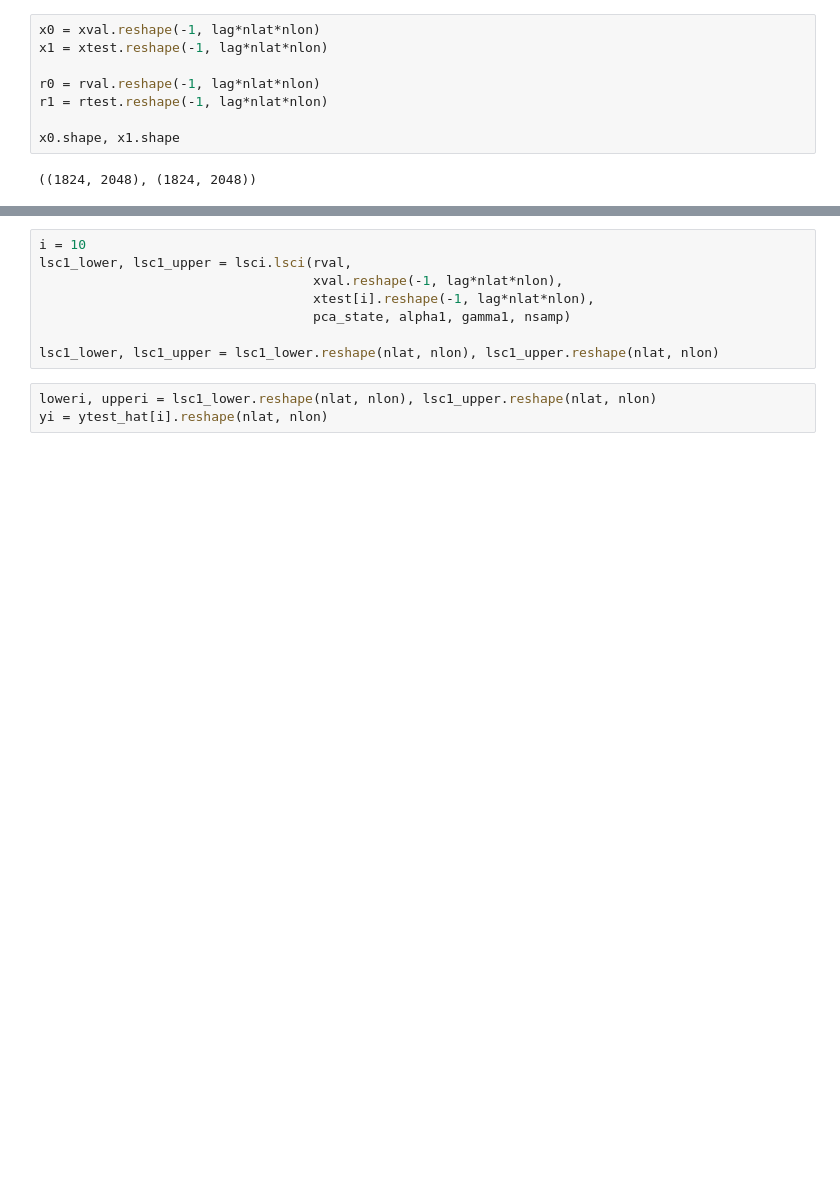
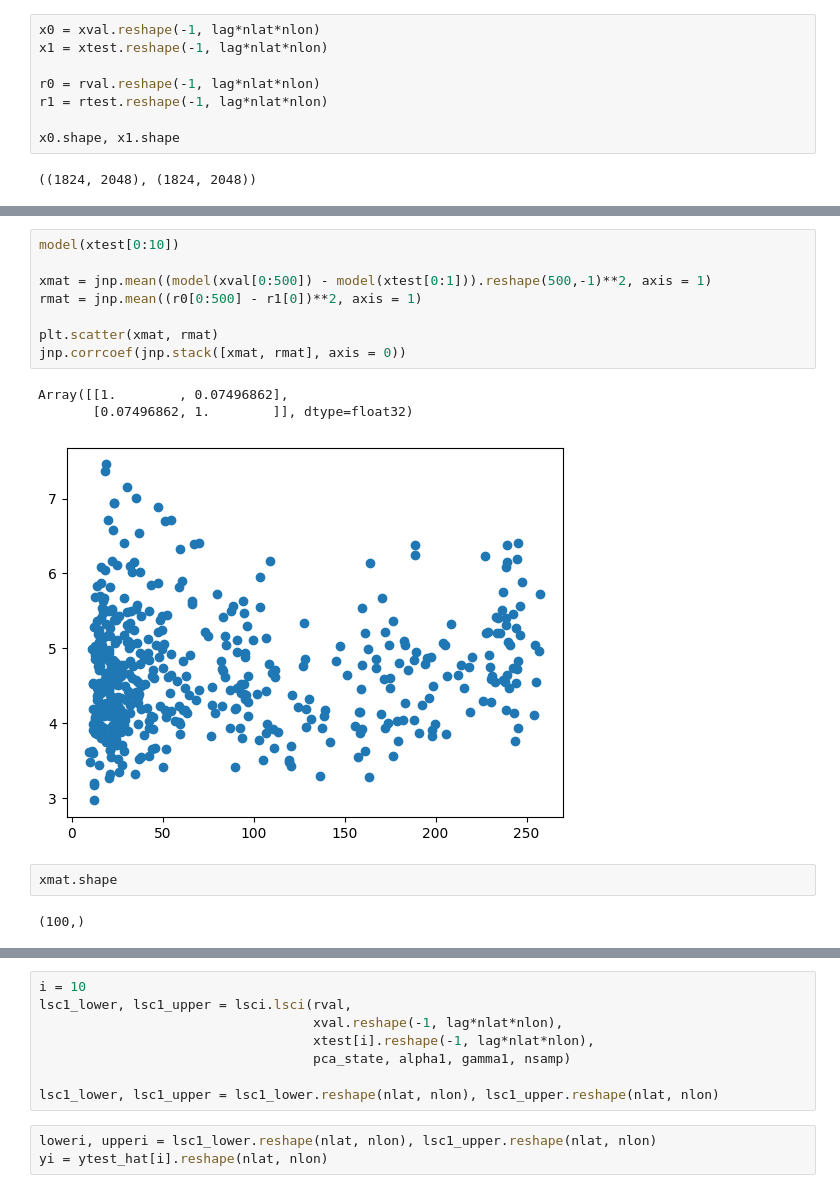
Before and after one commit to trevor-harris/LSCI, a Jupyter notebook: weather/weather_dev.ipynb, the cells around one changed output, grey strips where cells are left out. Drawn from its saved outputs; the diff is of its cells as text; blank space fills up the shorter version.

```diff
--- a/weather/weather_dev.ipynb
+++ b/weather/weather_dev.ipynb
@@ -451,0 +458,16 @@ plt.plot(rmat[:,10])
+# %%
+model(xtest[0:10])
+
+xmat = jnp.mean((model(xval[0:500]) - model(xtest[0:1])).reshape(500,-1)**2, axis = 1)
+rmat = jnp.mean((r0[0:500] - r1[0])**2, axis = 1)
+
+plt.scatter(xmat, rmat)
+jnp.corrcoef(jnp.stack([xmat, rmat], axis = 0))
+# %% [output]
+Array([[1.        , 0.07496862],
+       [0.07496862, 1.        ]], dtype=float32)
+[figure, added]
+# %%
+xmat.shape
+# %% [output]
+(100,)
```
Also changed, not shown: parts of 10 cells of this notebook.
